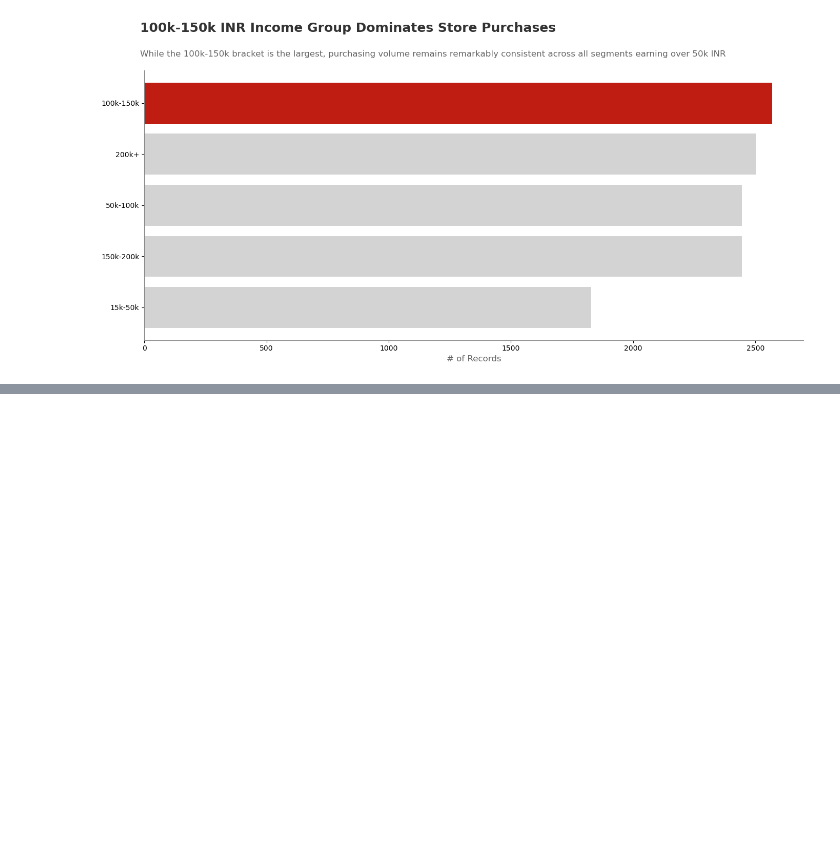
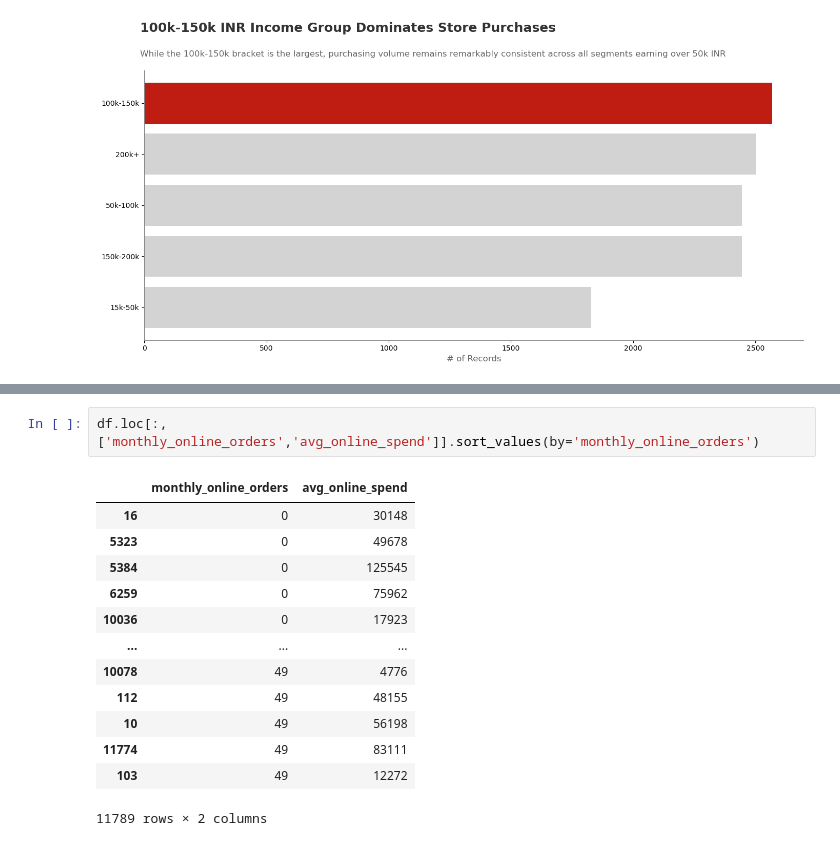
Before and after one commit to JKariithi/shopping_behaviour, a Jupyter notebook: shopping.ipynb, the cells around one changed output, grey strips where cells are left out. Saved outputs shown, nothing was run; the diff lists cells and outputs as text; blank space fills up the shorter version.

Commit message:
Analyzing store vs online spending

```diff
--- a/shopping.ipynb
+++ b/shopping.ipynb
@@ -270,0 +318,16 @@ plt.show()
+# %%
+df.loc[:,['monthly_online_orders','avg_online_spend']].sort_values(by='monthly_online_orders')
+# %% [output]
+|  | monthly_online_orders | avg_online_spend |
+| 16 | 0 | 30148 |
+| 5323 | 0 | 49678 |
+| 5384 | 0 | 125545 |
+| 6259 | 0 | 75962 |
+| 10036 | 0 | 17923 |
+| ... | ... | ... |
+| 10078 | 49 | 4776 |
+| 112 | 49 | 48155 |
+| 10 | 49 | 56198 |
+| 11774 | 49 | 83111 |
+| 103 | 49 | 12272 |
+11789 rows × 2 columns
```
Also changed, not shown: parts of 6 cells of this notebook.
